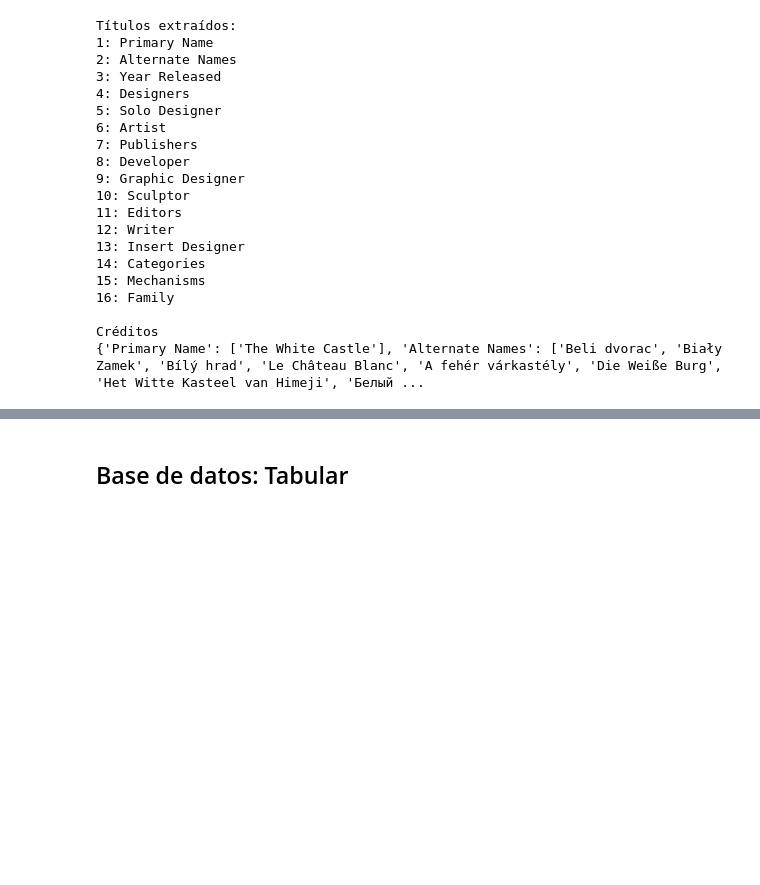
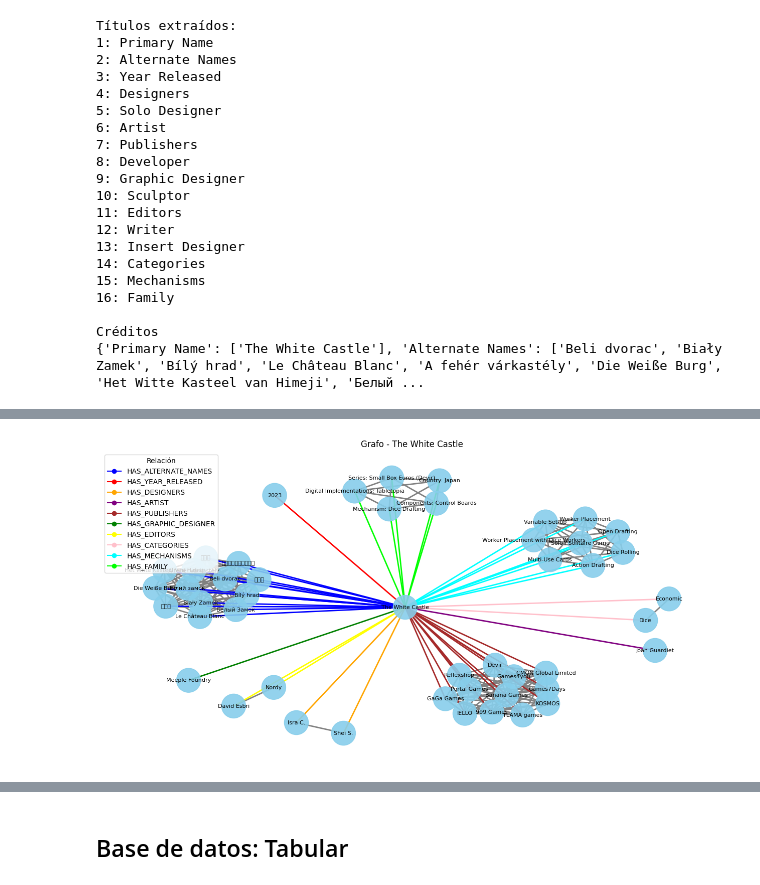
Before and after one commit to therokitoki/TUIA_NLP_Hachen, a Jupyter notebook: NLP_TP2_Hachen.ipynb, the cells around one changed output, grey strips where cells are left out. Drawn from its saved outputs; the diff is of its cells as text; code cells hidden in the pictures; blank space fills up the shorter version.

```diff
--- a/NLP_TP2_Hachen.ipynb
+++ b/NLP_TP2_Hachen.ipynb
@@ -275,3 +325,8 @@ rulebook = str(rulebook)
+# %%
+for i in range(len(sections)):
+  sections[i] = limpiar_texto(sections[i],True)
+# %%
+rulebook = " ".join(sections)
 # %%
 texts.append(rulebook)
 metadatas.append({'rules':'rulebook'})
@@ -466,4 +547,6 @@ Títulos extraídos:
 
 Créditos
 {'Primary Name': ['The White Castle'], 'Alternate Names': ['Beli dvorac', 'Biały Zamek', 'Bílý hrad', 'Le Château Blanc', 'A fehér várkastély', 'Die Weiße Burg', 'Het Witte Kasteel van Himeji', 'Белый ...
+# %%
+creditos = {key.replace(' ', '_'): value for key, value in creditos.items()}
 # %%
@@ -514,0 +555,4 @@ Nodes of type 'person': ['Isra C.', 'Shei S.', 'Joan Guardiet', 'David Esbri', '
+# %%
+dict_roles = {
+    key.replace(' ', '_'): f"HAS_{key.replace(' ', '').upper()}" for key in creditos.keys()
+}
@@ -514,0 +642,78 @@ Nodes of type 'person': ['Isra C.', 'Shei S.', 'Joan Guardiet', 'David Esbri', '
+# %%
+# Crear un grafo de NetworkX
+graph = nx.Graph()
+
+# Extraer nodos y relaciones desde RedisGraph
+query = """
+MATCH (n)-[r]->(m)
+RETURN n.name, n.role, type(r), m.name
+"""
+result = G_DB.query(query)
+
+# Construir el grafo en NetworkX
+for record in result.result_set:
+    source_name = record[0]
+    source_role = record[1]
+    edge_type = record[2]
+    target_name = record[3]
+
+    # Agregar nodos con sus atributos
+    graph.add_node(source_name, role=source_role)
+    graph.add_node(target_name)
+
+    # Agregar aristas con tipo de relación
+    graph.add_edge(source_name, target_name, relation=edge_type)
+
+# Posicionar los nodos para el gráfico
+pos = nx.spring_layout(graph, seed=1)
+
+# Dibujar nodos
+plt.figure(figsize=(16, 8))
+node_colors = [
+   "skyblue" for node in graph.nodes()
+]
+
+nx.draw_networkx_nodes(graph, pos, node_color=node_colors, node_size=1200, alpha=0.9)
+nx.draw_networkx_labels(graph, pos, font_size=8, font_color="black")
+
+
+paleta = ["blue", "red", "orange", "purple", "brown", "green", "yellow", "pink", "cyan", "lime"]
+edges = graph.edges(data=True)
+
+# Asignar colores a las relaciones
+relation_colors = {
+    relation: paleta[i % len(paleta)]
+    for i, relation in enumerate(dict_roles.values())
+}
+
+# Lineas de "COLLABORATES_WITH"
+nx.draw_networkx_edges(
+    graph,
+    pos,
+    edgelist=[(u, v) for u, v, d in edges if d.get("relation") == "COLLABORATES_WITH"],
+    edge_color=relation_colors.get("COLLABORATES_WITH", "gray"),
+    style="solid",
+    width=2
+)
+
+# Resto de las lineas
+for relation, color in relation_colors.items():
+    if relation != "COLLABORATES_WITH":
+        nx.draw_networkx_edges(
+            graph,
+            pos,
+            edgelist=[(u, v) for u, v, d in edges if d.get("relation") == relation],
+            edge_color=color,
+            style="solid",
+            width=2,
+        )
+
+plt.legend( handles=[ plt.plot([], [], color=color, marker='o', linestyle="dashed" if label == "COLLABORATES_WITH" else "solid", label=label)[0]
+        for label, color in zip(list(relation_colors.keys()), list(relation_colors.values()))],
+    loc="upper left",
+    title="Relación")
+plt.title("Grafo - The White Castle")
+plt.axis("off")
+plt.show()
+# %% [output]
+[figure, added]
```
Also changed, not shown: parts of 93 cells of this notebook, 1 other file.
